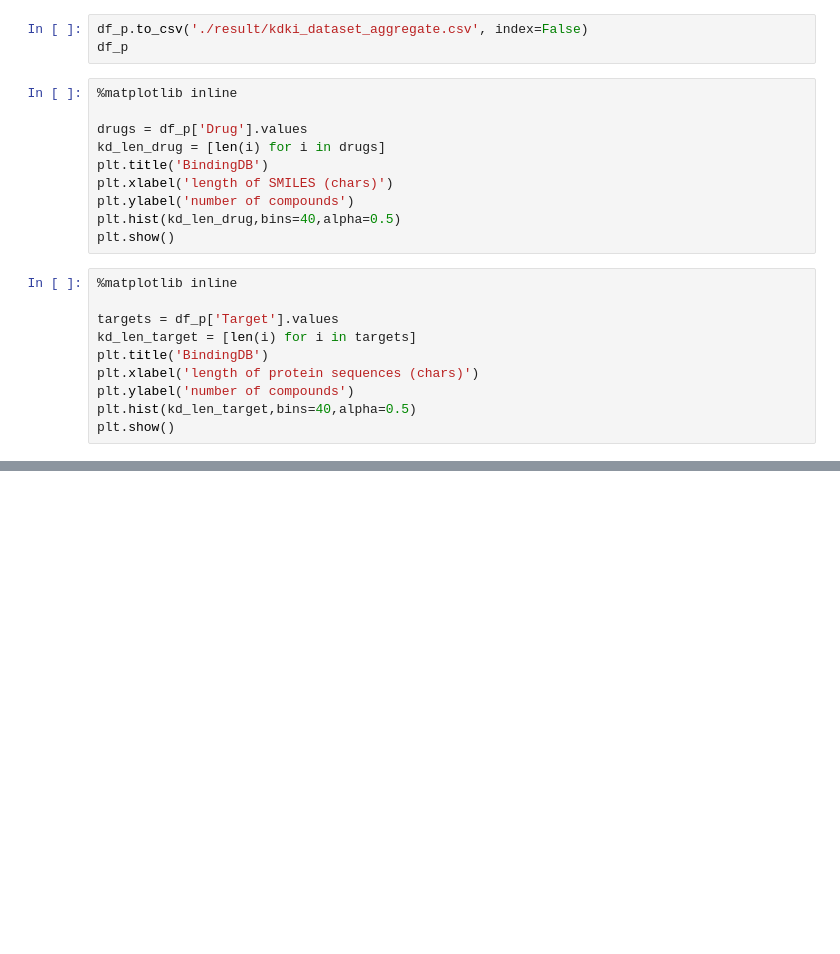
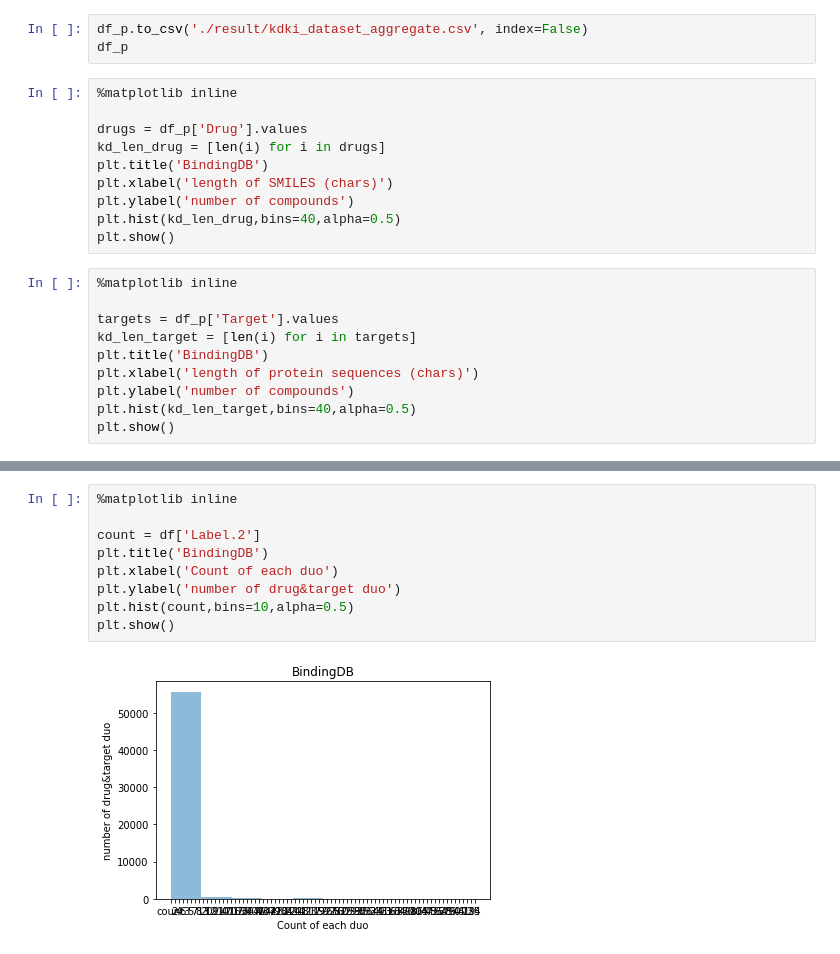
Before and after one commit to hustakin/DeepPurpose, a Jupyter notebook: Processing/Test.ipynb, the cells around one changed output, grey strips where cells are left out. Drawn from its saved outputs; the diff is of its cells as text; blank space fills up the shorter version.

```diff
--- a/Processing/Test.ipynb
+++ b/Processing/Test.ipynb
@@ -34,0 +160,11 @@ plt.show()
+# %%
+%matplotlib inline
+
+count = df['Label.2']
+plt.title('BindingDB')
+plt.xlabel('Count of each duo')
+plt.ylabel('number of drug&target duo')
+plt.hist(count,bins=10,alpha=0.5)
+plt.show()
+# %% [output]
+[figure, added]
```
Also changed, not shown: parts of 5 cells of this notebook, 28 other files.
